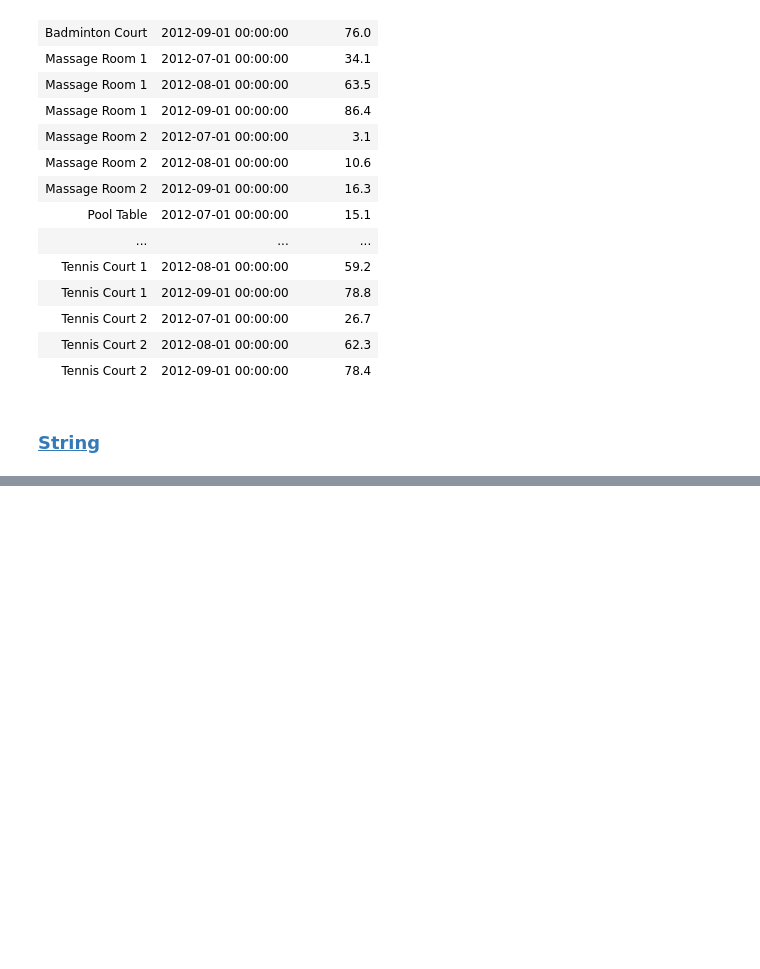
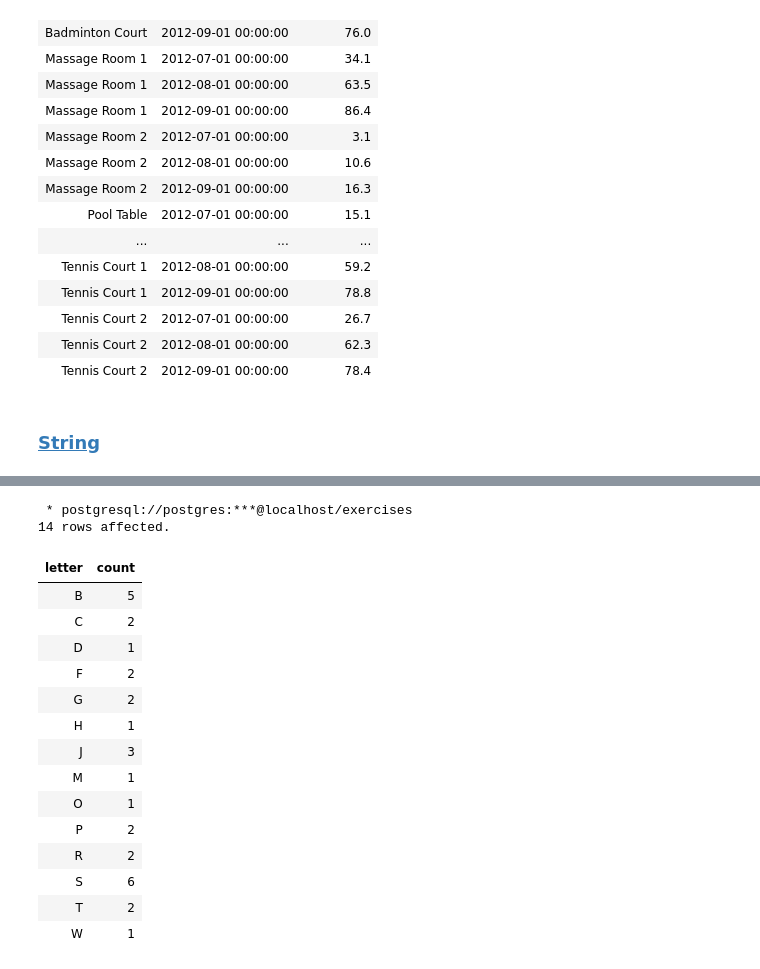
Before and after one commit to Yash9988/self-learn, a Jupyter notebook: practice/sql.ipynb, the cells around one changed output, grey strips where cells are left out. Saved outputs shown, nothing was run; the diff lists cells and outputs as text; code cells hidden in the pictures; blank space fills up the shorter version.

```diff
--- a/practice/sql.ipynb
+++ b/practice/sql.ipynb
@@ -1578,0 +1742,25 @@ order by 1, 2
+# %%
+%%sql
+
+select substring(surname, 1, 1) letter, count(*)
+from cd.members
+group by 1
+order by 1
+# %% [output]
+ * postgresql://postgres:***@localhost/exercises
+14 rows affected.
+| letter | count |
+| B | 5 |
+| C | 2 |
+| D | 1 |
+| F | 2 |
+| G | 2 |
+| H | 1 |
+| J | 3 |
+| M | 1 |
+| O | 1 |
+| P | 2 |
+| R | 2 |
+| S | 6 |
+| T | 2 |
+| W | 1 |
```
Also changed, not shown: parts of 17 cells of this notebook.
